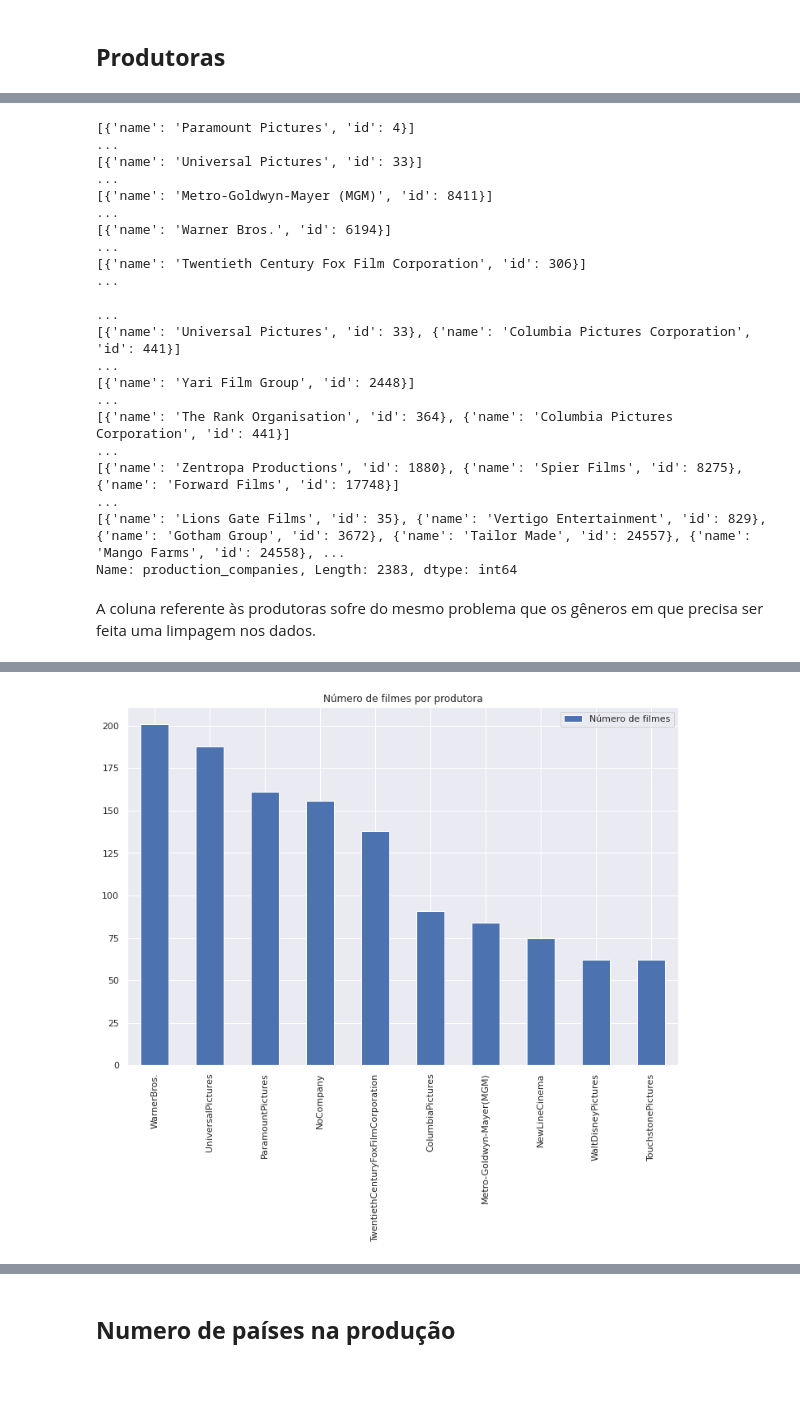
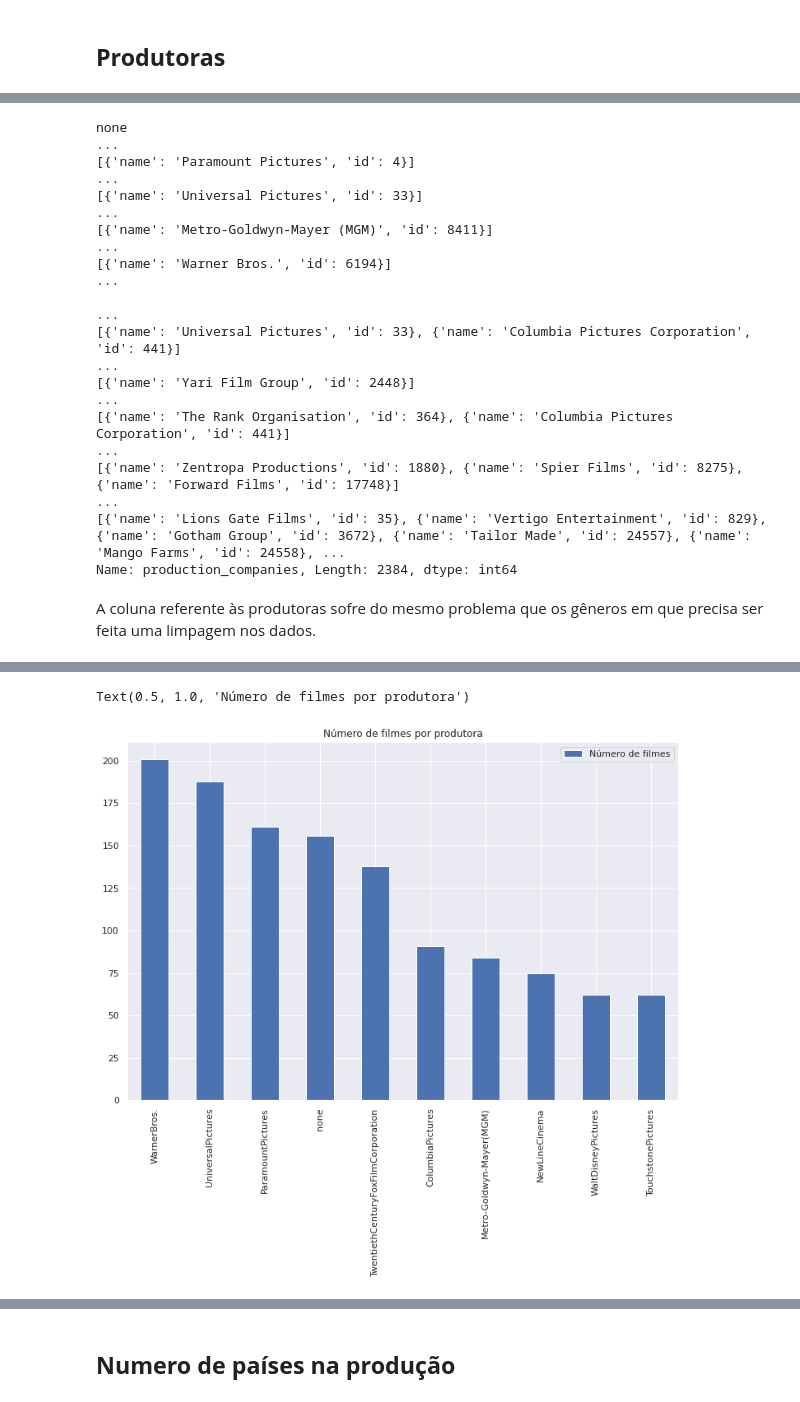
Before and after one commit to artrucco/Trabalho2-LP, a Jupyter notebook: Trab2LP.ipynb, the cells around one changed output, grey strips where cells are left out. Saved outputs shown, nothing was run; the diff lists cells and outputs as text; code cells hidden in the pictures.

```diff
--- a/Trab2LP.ipynb
+++ b/Trab2LP.ipynb
@@ -221,12 +223,18 @@ train[['cast','crew','genres','original_language', 'spoken_languages','status','
           'production_countries','production_companies']].fillna("none")
 #substitui nulo com media dos validos
 train['runtime'] = train['runtime'].fillna(train['runtime'].mean())
-
+#substitui zeors com media
+train['budget'] = train['budget'].replace(0, train['budget'].mean())
+train['runtime'] = train['runtime'].replace(0, train['runtime'].mean())
+#
 test[['cast','crew','genres','original_language', 'spoken_languages','status','production_countries',
        'production_companies']] = test[['cast','crew','genres','original_language', 'spoken_languages','status',
           'production_countries','production_companies']].fillna("none")
-
+#
 test['runtime'] = test['runtime'].fillna(test['runtime'].mean())
+#
+test['budget'] = test['budget'].replace(0, test['budget'].mean())
+test['runtime'] = test['runtime'].replace(0, test['runtime'].mean())
 # %%
 #criando uma coluna para mês e ano de lançamento
 #formatando as datas
@@ -600,7 +666,15 @@ test["eh_eng"] = test.original_language.apply(lambda x: 1 if x=="en" else 0)
 train.eh_eng = train.eh_eng.fillna(1)
 test.eh_eng = test.eh_eng.fillna(1)
 
-#plot
-sns.set(rc={'figure.figsize':(12,8)})
-ax = sns.countplot(x="eh_eng", data=train)
+df = train['eh_eng'].value_counts()
+fig = px.bar(df, y='eh_eng',color_discrete_sequence=["blue"])
+fig.update_layout(
+    title='Linguas faladas nos filmes - Inglês ou outras',
+    xaxis_title_text = 'Lingua Inglesa ou Outras',
+    yaxis_title_text = 'Número de filmes',
+    width = 1000,
+    height = 600,
+    plot_bgcolor = "white",
+    )
+fig.show()
 # %% [output]
@@ -627,18 +708,18 @@ Name: production_companies, dtype: object
 # %%
 train.production_companies.value_counts()
 # %% [output]
+none                                                                                                                                                                                                     ...
 [{'name': 'Paramount Pictures', 'id': 4}]                                                                                                                                                                ...
 [{'name': 'Universal Pictures', 'id': 33}]                                                                                                                                                               ...
 [{'name': 'Metro-Goldwyn-Mayer (MGM)', 'id': 8411}]                                                                                                                                                      ...
 [{'name': 'Warner Bros.', 'id': 6194}]                                                                                                                                                                   ...
-[{'name': 'Twentieth Century Fox Film Corporation', 'id': 306}]                                                                                                                                          ...
                                                                                                                                                                                                          ...
 [{'name': 'Universal Pictures', 'id': 33}, {'name': 'Columbia Pictures Corporation', 'id': 441}]                                                                                                         ...
 [{'name': 'Yari Film Group', 'id': 2448}]                                                                                                                                                                ...
 [{'name': 'The Rank Organisation', 'id': 364}, {'name': 'Columbia Pictures Corporation', 'id': 441}]                                                                                                     ...
 [{'name': 'Zentropa Productions', 'id': 1880}, {'name': 'Spier Films', 'id': 8275}, {'name': 'Forward Films', 'id': 17748}]                                                                              ...
 [{'name': 'Lions Gate Films', 'id': 35}, {'name': 'Vertigo Entertainment', 'id': 829}, {'name': 'Gotham Group', 'id': 3672}, {'name': 'Tailor Made', 'id': 24557}, {'name': 'Mango Farms', 'id': 24558}, ...
-Name: production_companies, Length: 2383, dtype: int64
+Name: production_companies, Length: 2384, dtype: int64
 # %% [markdown]
 A coluna referente às produtoras sofre do mesmo problema que os gêneros em que precisa ser feita uma limpagem nos dados.
 # %%
@@ -669,15 +750,4 @@ production_companies_df.columns = ["Número de filmes"]
 production_companies_df = production_companies_df.sort_values(by = "Número de filmes", ascending = False)
 production_companies_df.head(10).plot.bar()
 plt.title("Número de filmes por produtora")
-
-fig = go.Figure(data=[go.Bar(x = train.prod_comp_processed)])
-fig.update_layout(
-    title_text='Número de filmes por produtora',
-    xaxis_title_text='Produtora',
-    yaxis_title_text='Número de filmes',
-    width = 800,
-    height = 450,
-    plot_bgcolor = "white",
-)
-fig.show()
 # %% [output]
@@ -685 +754,2 @@ fig.show()
+Text(0.5, 1.0, 'Número de filmes por produtora')
-[figure, old version]
+[figure, new version]
```
Also changed, not shown: parts of 47 cells of this notebook.
